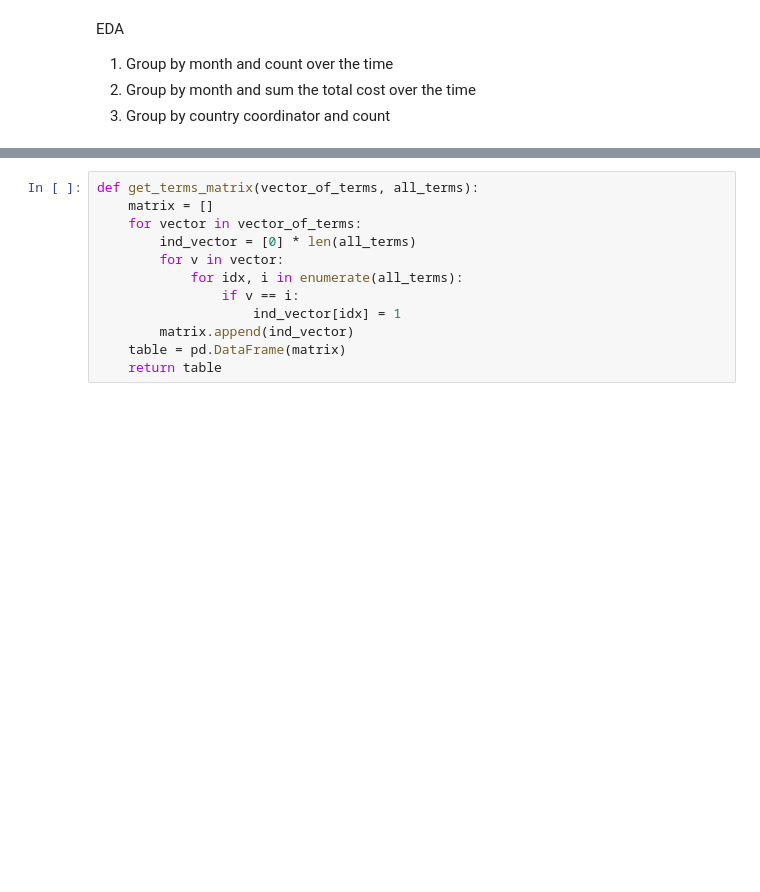
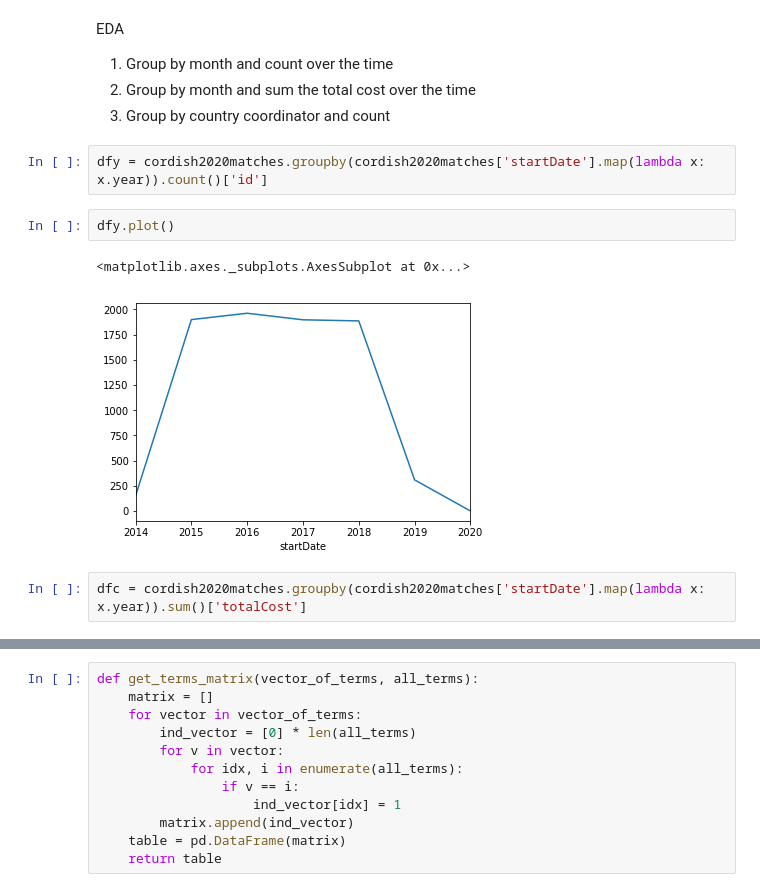
Before and after one commit to MaastrichtU-IDS/clean-technologies-nlp, a Jupyter notebook: notebooks/Clean-tech.ipynb, the cells around one changed output, grey strips where cells are left out. Drawn from its saved outputs; the diff is of its cells as text; blank space fills up the shorter version.

```diff
--- a/notebooks/Clean-tech.ipynb
+++ b/notebooks/Clean-tech.ipynb
@@ -65,3 +143,12 @@ EDA
 1. Group by month and count over the time
 2. Group by month and sum the total cost over the time
 3. Group by country coordinator and count
+# %%
+dfy = cordish2020matches.groupby(cordish2020matches['startDate'].map(lambda x: x.year)).count()['id']
+# %%
+dfy.plot()
+# %% [output]
+<matplotlib.axes._subplots.AxesSubplot at 0x...>
+[figure, added]
+# %%
+dfc = cordish2020matches.groupby(cordish2020matches['startDate'].map(lambda x: x.year)).sum()['totalCost']
```
Also changed, not shown: parts of 19 cells of this notebook, 1 other file.
